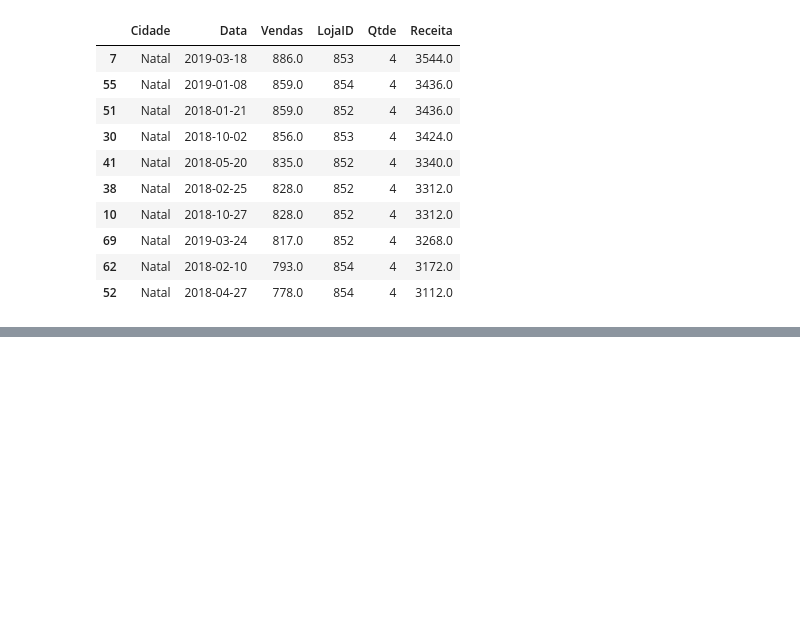
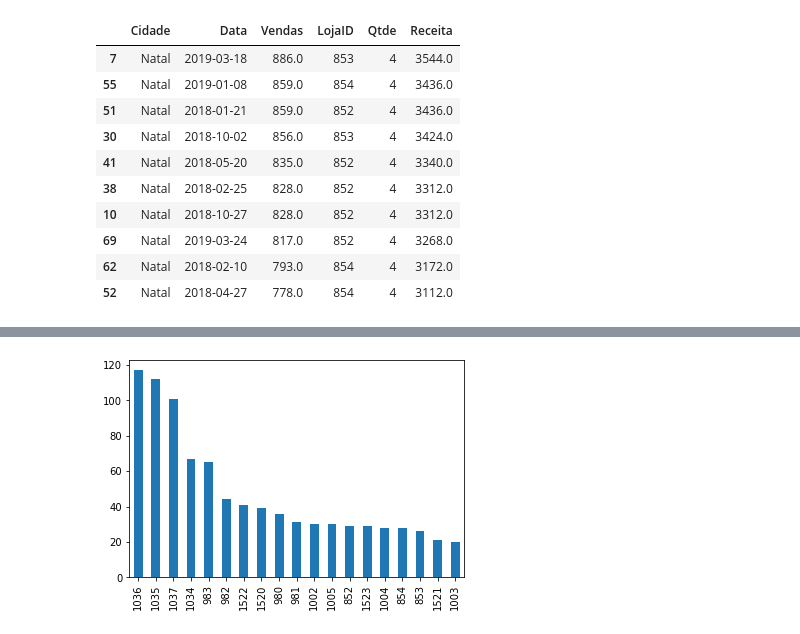
Before and after one commit to mhlmedeiros/data-analysis-cognizant-bootcamp, a Jupyter notebook: notebooks/nb2_working_on_excel_spreadsheets.ipynb, the cells around one changed output, grey strips where cells are left out. Cells and saved outputs as stored; diff of their text form; code cells hidden in the pictures; blank space fills up the shorter version.

```diff
--- a/notebooks/nb2_working_on_excel_spreadsheets.ipynb
+++ b/notebooks/nb2_working_on_excel_spreadsheets.ipynb
@@ -231,0 +265,3 @@ df.sort_values('Receita', ascending=False).head(10)
+# %%
+## Changing the type back to datetime:
+df['Data'] = pd.to_datetime(df.Data)
@@ -231,0 +298,2 @@ df.sort_values('Receita', ascending=False).head(10)
+# %%
+df['Ano_Venda'] = df['Data'].dt.year
@@ -231,0 +318,7 @@ df.sort_values('Receita', ascending=False).head(10)
+# %%
+## Some common queries/operations with dates:
+print('First date = ', df['Data'].min())
+print('Last date = ', df['Data'].max(), end='\n\n')
+
+df['Diferenca_dias'] = df['Data'] - df['Data'].min()
+df.sample(5)
@@ -231,0 +343,3 @@ df.sort_values('Receita', ascending=False).head(10)
+# %%
+## Quarters of the year (trimestre)
+df['Trimestre'] = df['Data'].dt.quarter
@@ -231,0 +384,4 @@ df.sort_values('Receita', ascending=False).head(10)
+# %%
+df.LojaID.value_counts(ascending=False).plot.bar();
+# %% [output]
+[figure, added]
```
Also changed, not shown: parts of 33 cells of this notebook.
